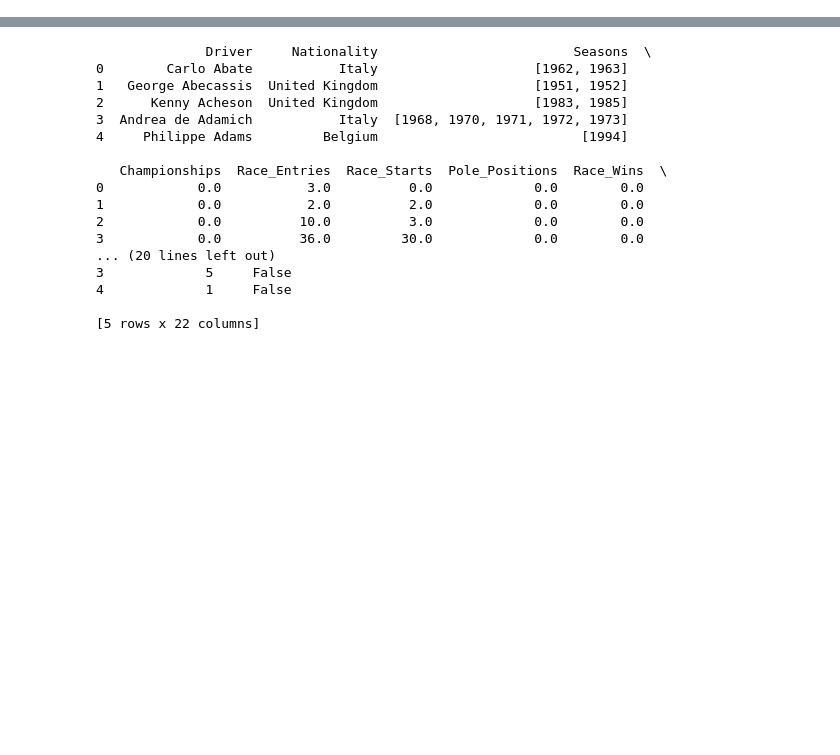
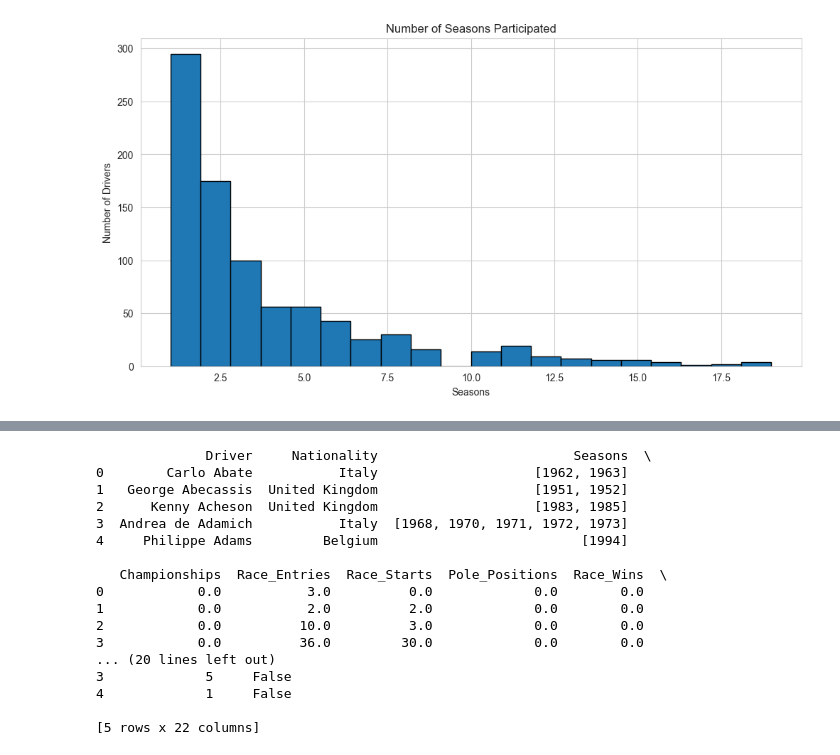
Before and after one commit to aibatt0/ml-python-capstone, a Jupyter notebook: capstone_proj.ipynb, the cells around one changed output, grey strips where cells are left out. Cells and saved outputs as stored; diff of their text form; code cells hidden in the pictures; blank space fills up the shorter version.

```diff
--- a/capstone_proj.ipynb
+++ b/capstone_proj.ipynb
@@ -12,0 +38,10 @@ import seaborn as sns
+# %%
+plt.figure(figsize=(12, 6))
+seasons_counts = data['Seasons'].apply(lambda x: len(eval(x)))
+plt.hist(seasons_counts, bins=20, edgecolor='black')
+plt.title('Number of Seasons Participated')
+plt.xlabel('Seasons')
+plt.ylabel('Number of Drivers')
+plt.show()
+# %% [output]
+[figure, added]
```
Also changed, not shown: parts of 15 cells of this notebook.
